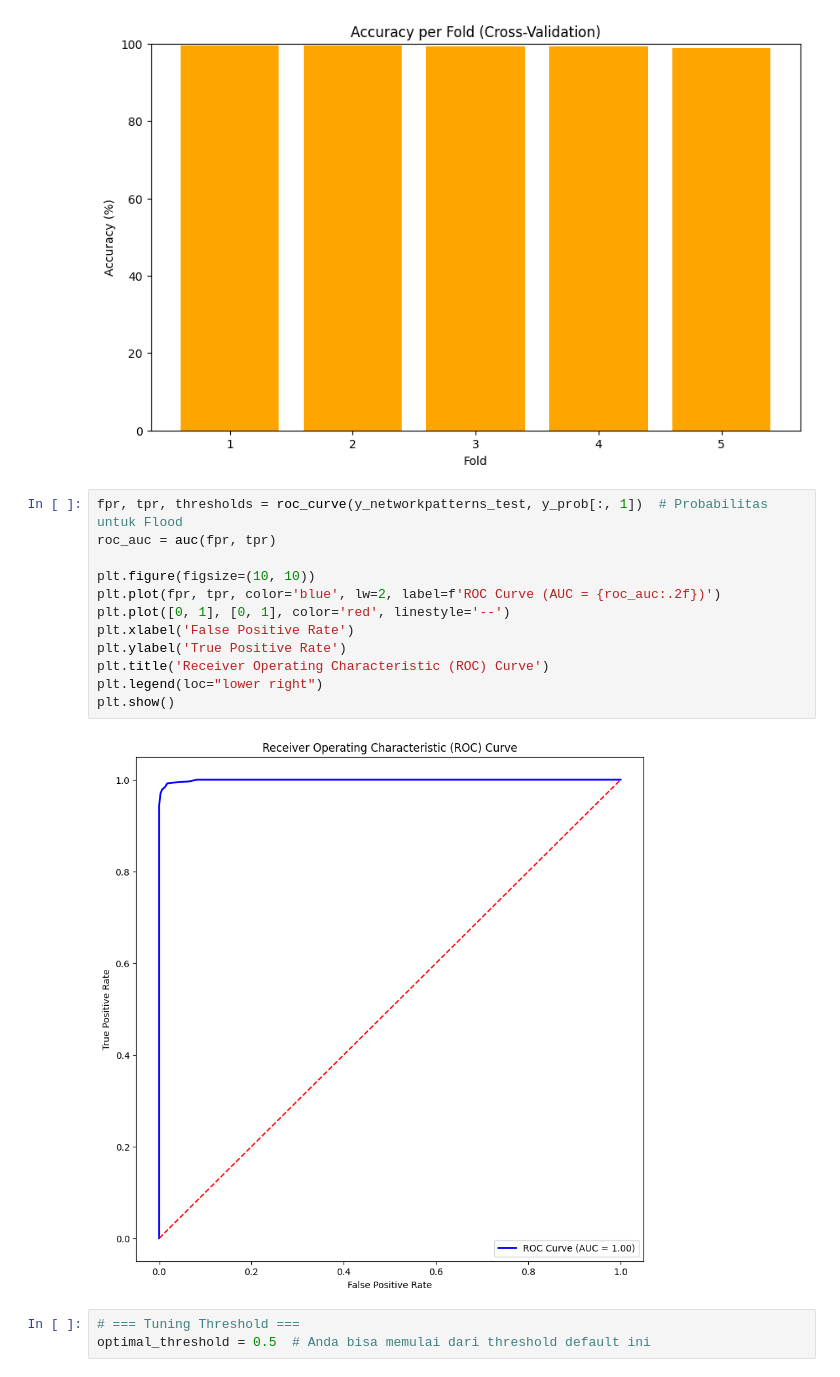
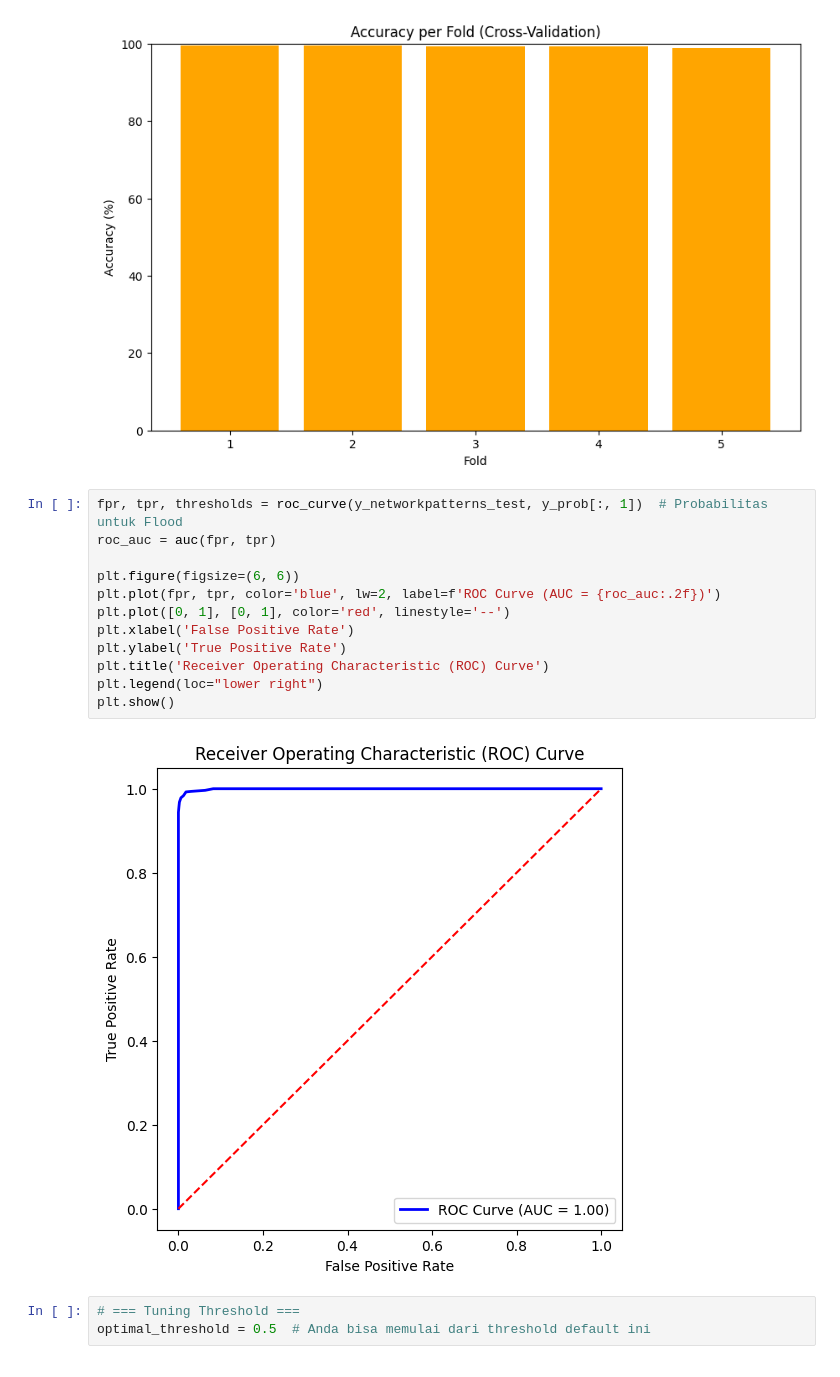
Before and after one commit to NaufalDekha002/NFD_MachineLearning, a Jupyter notebook: NFD_With_KNN.ipynb, the cells around one changed output. Saved outputs shown, nothing was run; the diff lists cells and outputs as text.

```diff
--- a/NFD_With_KNN.ipynb
+++ b/NFD_With_KNN.ipynb
@@ -252,17 +252,17 @@ Standar Deviasi Akurasi: 0.24%
 # %%
 fpr, tpr, thresholds = roc_curve(y_networkpatterns_test, y_prob[:, 1])  # Probabilitas untuk Flood
 roc_auc = auc(fpr, tpr)
 
-plt.figure(figsize=(10, 10))
+plt.figure(figsize=(6, 6))
 plt.plot(fpr, tpr, color='blue', lw=2, label=f'ROC Curve (AUC = {roc_auc:.2f})')
 plt.plot([0, 1], [0, 1], color='red', linestyle='--')
 plt.xlabel('False Positive Rate')
 plt.ylabel('True Positive Rate')
 plt.title('Receiver Operating Characteristic (ROC) Curve')
 plt.legend(loc="lower right")
 plt.show()
 # %% [output]
-[figure, old version]
+[figure, new version]
 # %%
 # === Tuning Threshold ===
 optimal_threshold = 0.5  # Anda bisa memulai dari threshold default ini
```
